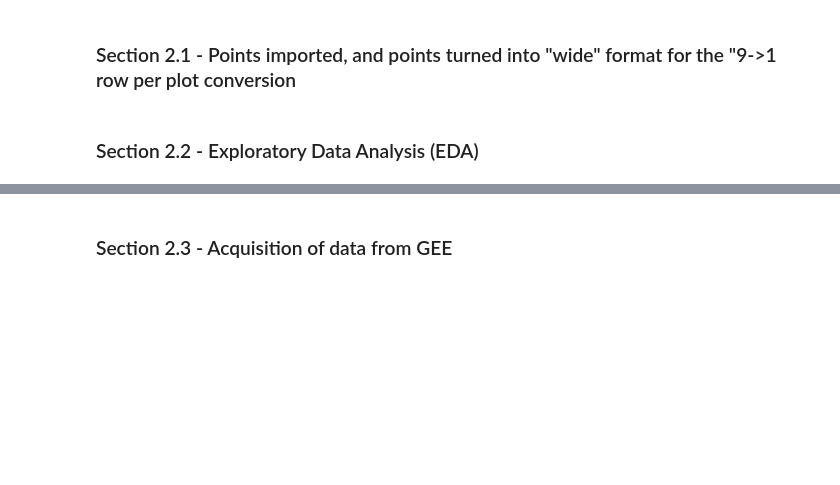
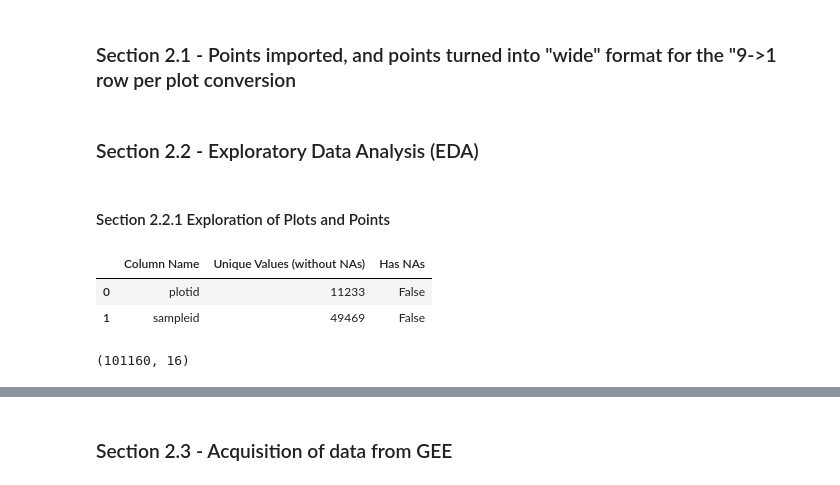
Before and after one commit to peaquainoo/NDMN-Notebooks, a Jupyter notebook: CostaRica-Notebook/DanV2_Pipeline.ipynb, the cells around one changed output, grey strips where cells are left out. Drawn from its saved outputs; the diff is of its cells as text; code cells hidden in the pictures; blank space fills up the shorter version.

```diff
--- a/CostaRica-Notebook/DanV2_Pipeline.ipynb
+++ b/CostaRica-Notebook/DanV2_Pipeline.ipynb
@@ -253,5 +251,38 @@ New translated gdf is named
 # Insert code here for Section 2.1
 # %% [markdown]
 ### Section 2.2 - Exploratory Data Analysis (EDA)
+# %% [markdown]
+#### Section 2.2.1 Exploration of Plots and Points
 # %%
-# Insert code here for Section 2.2
+# Count of points, count of plots, and ID of NA's (if appropriate).
+
+# Function to calculate unique values of a dataframe's columns and check if it contains NAs
+def unique_values_table(dataframe):
+    unique_counts = []
+
+    for col in dataframe.columns:
+        # Check the number of unique values in this column ('col')
+        unique_without_na = dataframe[col].nunique(dropna=True)
+        # Check if said column ('col') has any NA values
+        has_na = dataframe[col].isna().any()
+
+        # Append the information calculated above into a list of dictionaries
+        unique_counts.append({
+            'Column Name': col,
+            'Unique Values (without NAs)': unique_without_na,
+            'Has NAs': has_na
+        })
+
+    # Convert results into a DataFrame
+    result_df = pd.DataFrame(unique_counts)
+    return result_df
+
+# Generate and display the table
+unique_table = unique_values_table(gdf_s[['plotid', 'sampleid']])
+display(unique_table)
+display(gdf_s.shape)
+# %% [output]
+|  | Column Name | Unique Values (without NAs) | Has NAs |
+| 0 | plotid | 11233 | False |
+| 1 | sampleid | 49469 | False |
+(101160, 16)
```
Also changed, not shown: parts of 6 cells of this notebook.
